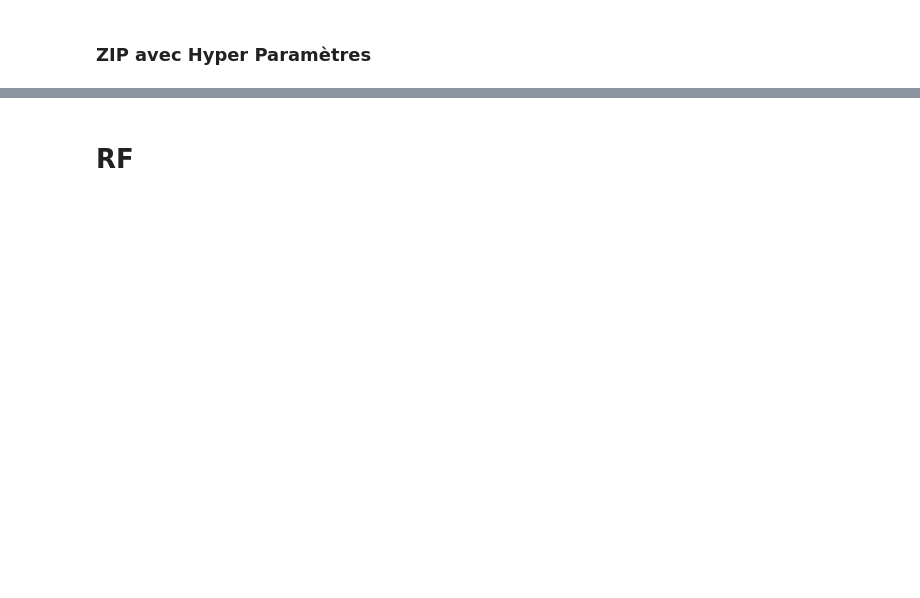
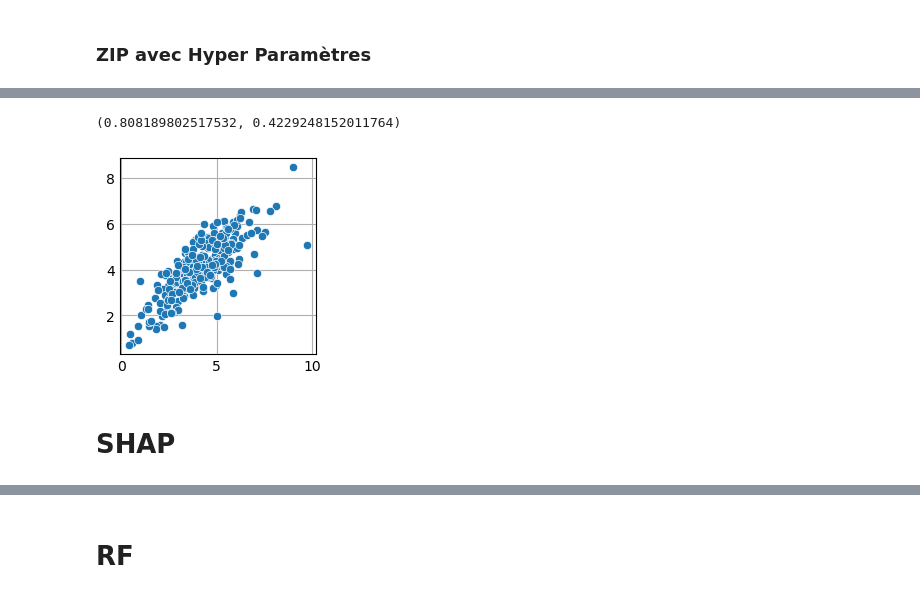
Before and after one commit to ArhurK/P4-Anticipez-les-besoins-en-consommation-de-batiments, a Jupyter notebook: Cible 1 log TotalGHGEmissions.ipynb, the cells around one changed output, grey strips where cells are left out. Cells and saved outputs as stored; diff of their text form; code cells hidden in the pictures; blank space fills up the shorter version.

```diff
--- a/Cible 1 log TotalGHGEmissions.ipynb
+++ b/Cible 1 log TotalGHGEmissions.ipynb
@@ -360,0 +461,4 @@ for model,param in zip(model_list,params_list):
+# %%
+final_xgb =  xgb.XGBRegressor( max_depth=3, n_estimators=150,n_jobs= -1)
+# %%
+final_xgb.fit(X_train,y_train)
@@ -360,0 +477,13 @@ for model,param in zip(model_list,params_list):
+# %%
+pred_xgb = final_xgb.predict(X_test)
+# %%
+mean_squared_error(pred_xgb,y_test),r2_score(pred_xgb,y_test)
+# %% [output]
+(0.808189802517532, 0.4229248152011764)
+# %%
+sns.scatterplot(x= y_test , y=pred_xgb)
+plt.show()
+# %% [output]
+[figure, added]
+# %% [markdown]
+# SHAP
```
Also changed, not shown: parts of 62 cells of this notebook.
